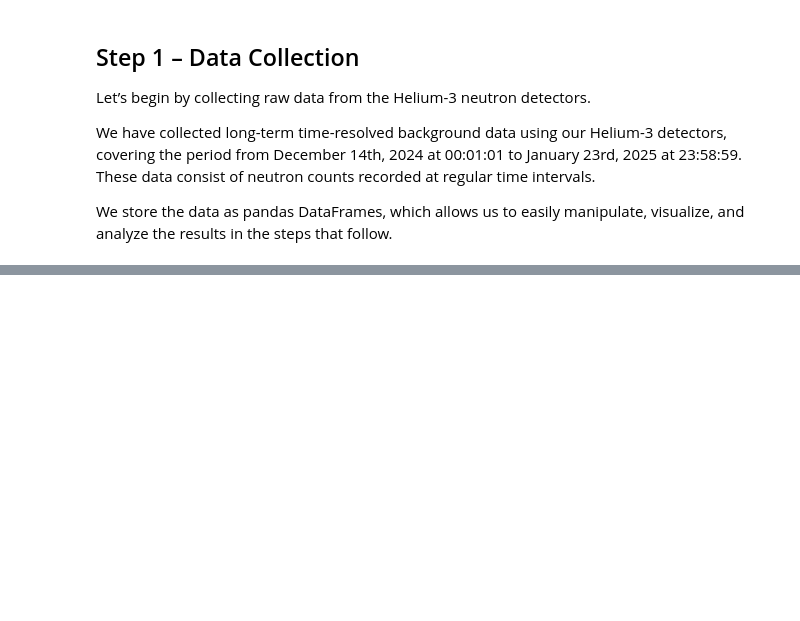
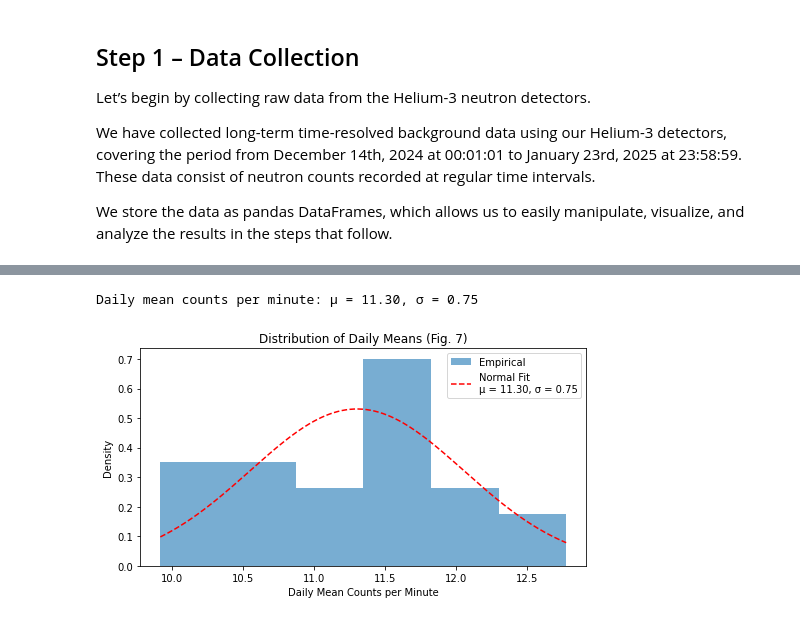
Before and after one commit to project-ida/arpa-e-experiments, a Jupyter notebook: tutorials/He3-Background-Characterization.ipynb, the cells around one changed output, grey strips where cells are left out. Drawn from its saved outputs; the diff is of its cells as text; code cells hidden in the pictures; blank space fills up the shorter version.

```diff
--- a/tutorials/He3-Background-Characterization.ipynb
+++ b/tutorials/He3-Background-Characterization.ipynb
@@ -298,0 +370,40 @@ plot_he3_outliers(Z=3)
+# %%
+fig_counter += 1
+
+# Ensure datetime index
+he3_all.index = pd.to_datetime(he3_all.index)
+
+# Extract counts
+counts_series = he3_all["Counts ch50-1000"]
+
+# Group by day
+grouped_by_day = counts_series.groupby(he3_all.index.date)
+
+# 1. Compute daily means
+daily_means = [group.mean() for _, group in grouped_by_day]
+days = list(grouped_by_day.groups.keys())
+
+# 2. Summary statistics
+mu_daily = np.mean(daily_means)
+sigma_daily = np.std(daily_means)
+print(f"Daily mean counts per minute: μ = {mu_daily:.2f}, σ = {sigma_daily:.2f}")
+
+# 3. Histogram of daily means with Normal fit overlay
+plt.figure(figsize=(8, 4))
+
+# Histogram
+vals, edges, _ = plt.hist(daily_means, bins='auto', density=True, alpha=0.6, label='Empirical')
+
+# Normal PDF
+x = np.linspace(min(edges), max(edges), 200)
+pdf = stats.norm.pdf(x, loc=mu_daily, scale=sigma_daily)
+plt.plot(x, pdf, 'r--', label=f'Normal Fit\nμ = {mu_daily:.2f}, σ = {sigma_daily:.2f}')
+
+plt.xlabel('Daily Mean Counts per Minute')
+plt.ylabel('Density')
+plt.title(f'Distribution of Daily Means (Fig. {fig_counter})')
+plt.legend()
+plt.show()
+# %% [output]
+Daily mean counts per minute: μ = 11.30, σ = 0.75
+[figure, added]
```
Also changed, not shown: parts of 39 cells of this notebook.
